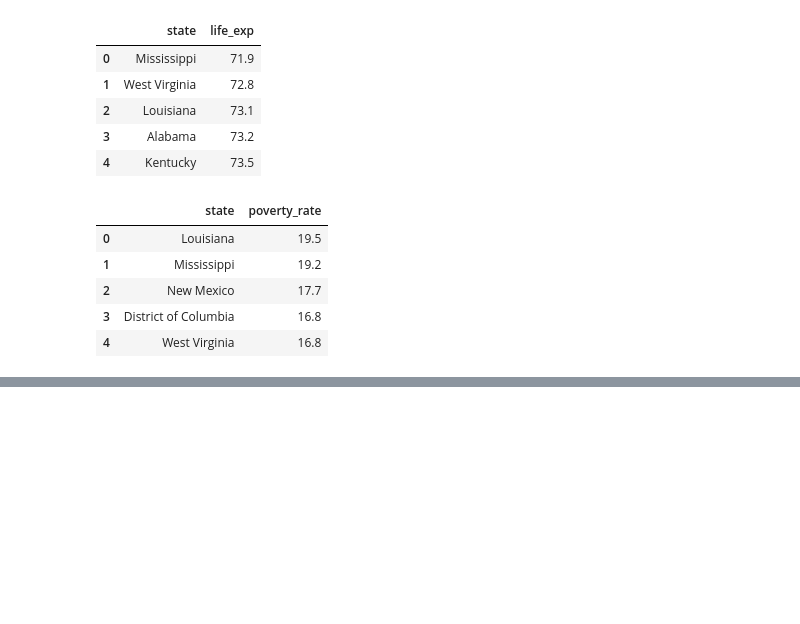
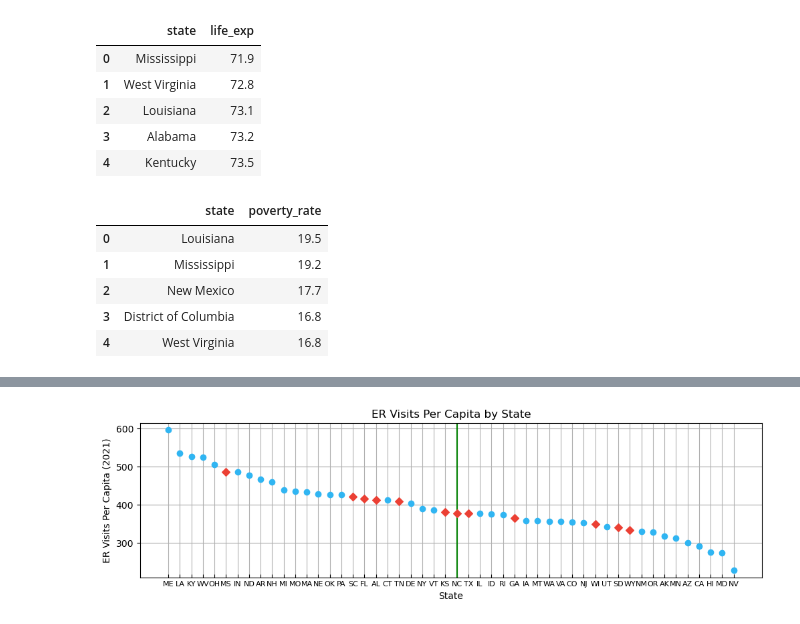
Before and after one commit to bdiamond2/medicaid-expansion-analysis, a Jupyter notebook: medicaid_expansion.ipynb, the cells around one changed output, grey strips where cells are left out. Cells and saved outputs as stored; diff of their text form; code cells hidden in the pictures; blank space fills up the shorter version.

Commit message:
ER visits per capita

```diff
--- a/medicaid_expansion.ipynb
+++ b/medicaid_expansion.ipynb
@@ -118,0 +130,4 @@ make_plot(df_poverty, 'poverty_rate', 'Life Expectancy (2020)', 'Life Expectancy
+# %%
+make_plot(df_er, 'er_visits', 'ER Visits Per Capita (2021)', 'ER Visits Per Capita by State')
+# %% [output]
+[figure, added]
```
Also changed, not shown: parts of 8 cells of this notebook, 2 other files.
